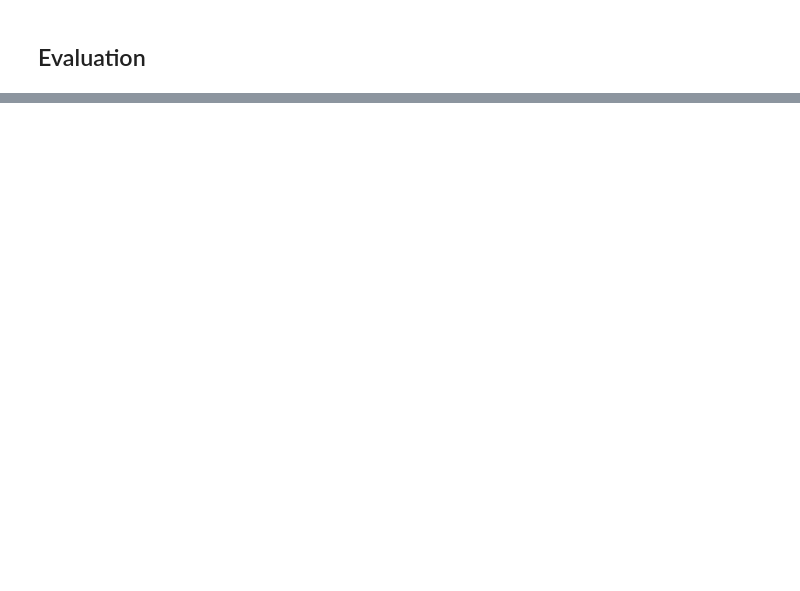
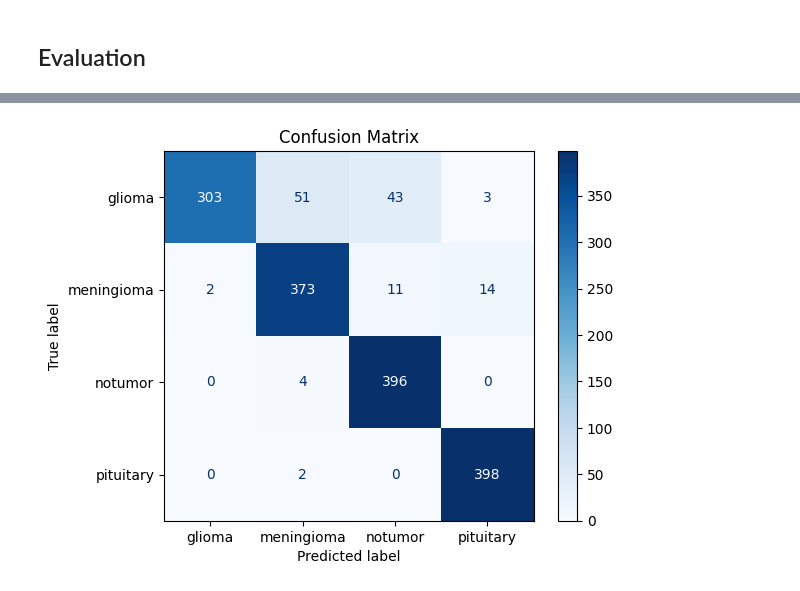
Before and after one commit to Ahmed-Tarek0/Deep-Learning-Implementations, a Jupyter notebook: 02-CNN/Brain_Tumor_MRI/brain_tumor_cnn.ipynb, the cells around one changed output, grey strips where cells are left out. Cells and saved outputs as stored; diff of their text form; code cells hidden in the pictures; blank space fills up the shorter version.

```diff
--- a/02-CNN/Brain_Tumor_MRI/brain_tumor_cnn.ipynb
+++ b/02-CNN/Brain_Tumor_MRI/brain_tumor_cnn.ipynb
@@ -43,7 +47,8 @@ validation_ds = tf.keras.utils.image_dataset_from_directory(
 test_ds = tf.keras.utils.image_dataset_from_directory(
     test_path,
     image_size= img_size,
-    batch_size = batch_size
+    batch_size = batch_size,
+    shuffle=False
 )
 # %% [output]
 Found 5600 files belonging to 4 classes.
@@ -200,0 +251,22 @@ Confidence: 99.50%
+# %%
+# Confusion Matrix
+
+# Predictions
+y_pred_prob = model.predict(test_ds)
+y_pred = np.argmax(y_pred_prob, axis=1)
+
+# True Labels
+y_true = np.concatenate([y for x, y in test_ds], axis=0)
+
+# Confusion Matrix
+cm = confusion_matrix(y_true, y_pred)
+
+disp = ConfusionMatrixDisplay(
+    confusion_matrix=cm,
+    display_labels=class_names
+)
+
+disp.plot(cmap='Blues')
+plt.title("Confusion Matrix")
+plt.show()
+# %% [output]
@@ -200,0 +274 @@ Confidence: 99.50%
+[figure, added]
```
Also changed, not shown: parts of 10 cells of this notebook, 1 other file.
